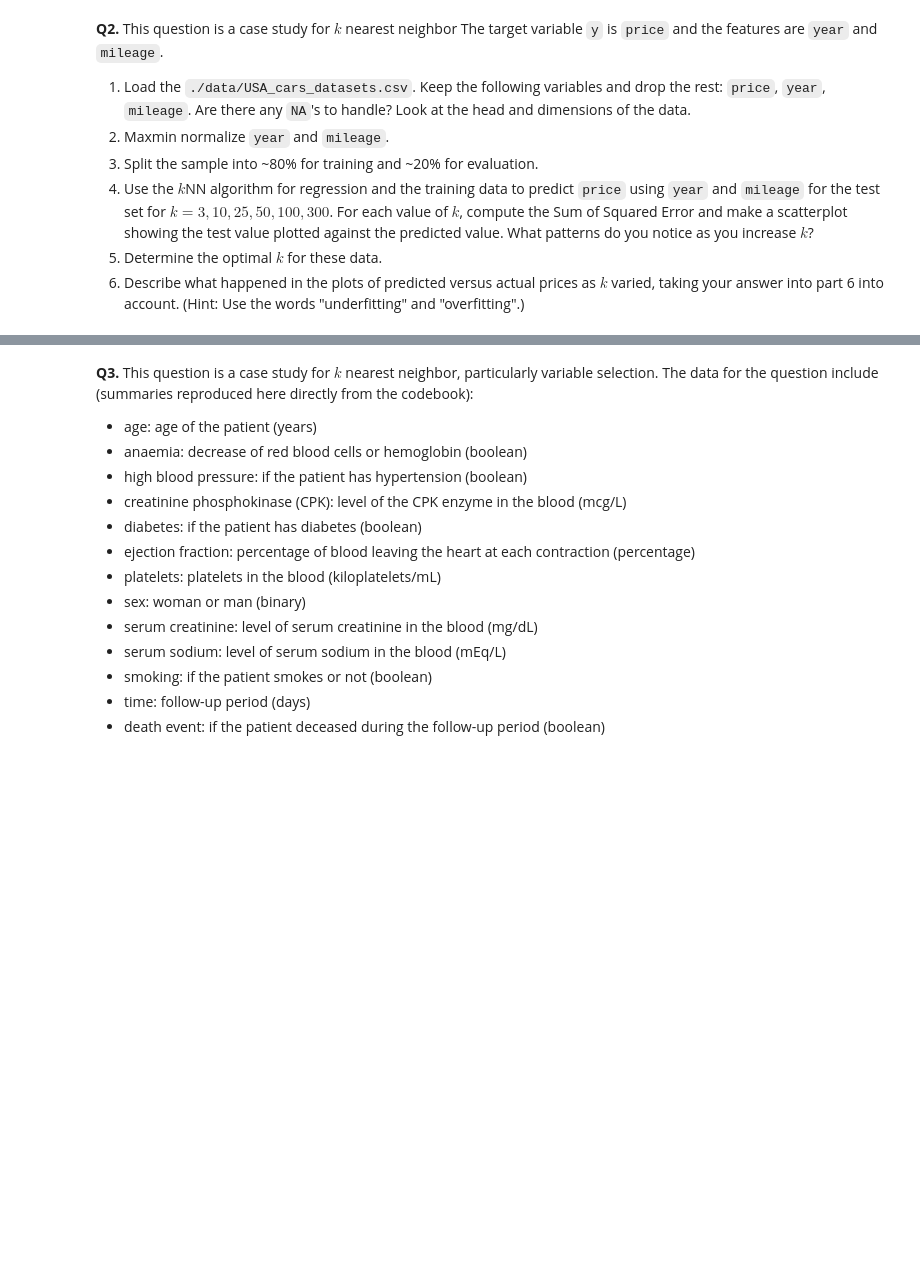
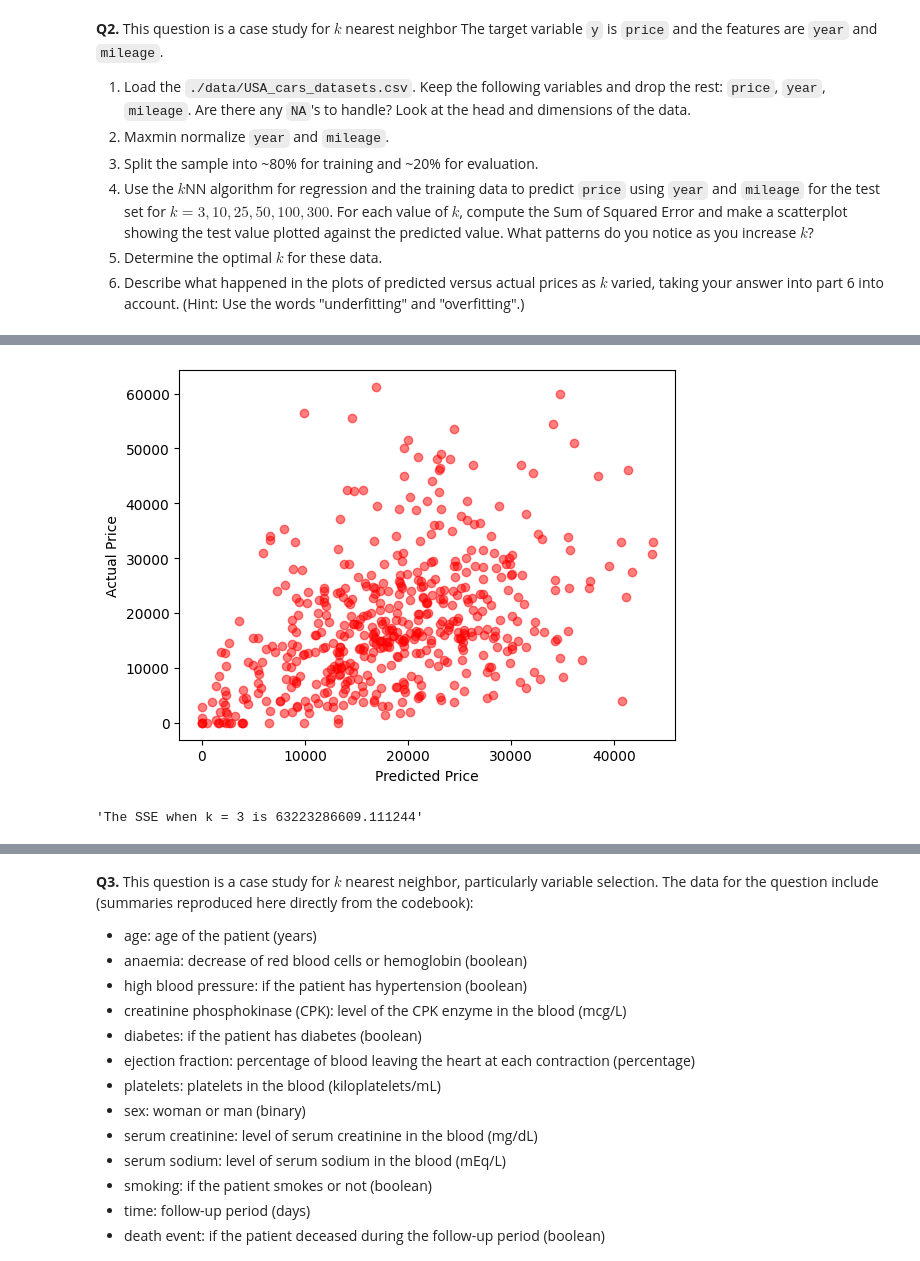
Before and after one commit to ShivamPatel26684/assignment3, a Jupyter notebook: assignment_knn_and_kmc.ipynb, the cells around one changed output, grey strips where cells are left out. Saved outputs shown, nothing was run; the diff lists cells and outputs as text; code cells hidden in the pictures; blank space fills up the shorter version.

```diff
--- a/assignment_knn_and_kmc.ipynb
+++ b/assignment_knn_and_kmc.ipynb
@@ -256,0 +261,3 @@ The model make more accurate predictions for males than for females. Looking at
+# %%
+#2.1.2
+df = df.loc[:,['price','year','mileage']]
@@ -256,0 +290,43 @@ The model make more accurate predictions for males than for females. Looking at
+# %%
+#2.2
+X = df.loc[:,['year','mileage']]
+X = X.apply(maxmin)
+y = df['price']
+# %%
+#2.3
+X_train, X_test, y_train, y_test = train_test_split(X,y,test_size=.2,random_state=100)
+# %%
+#2.4.1
+from sklearn.neighbors import KNeighborsRegressor
+
+y_test_list = y_test.tolist()
+
+def modelMaker(k):
+  model = KNeighborsRegressor(n_neighbors=k)
+  regressor_model = model.fit(X_train, y_train)
+  y_pred = regressor_model.predict(X_test)
+  return y_pred
+
+
+def sseCalc(k, y_pred):
+  SSE = 0
+  for i in range(len(y_pred)):
+    error = (y_test_list[i] - y_pred[i])**2
+    SSE += error
+  return SSE
+
+
+def scatterplot(y_pred):
+  plt.scatter(y_pred,y_test, c='red', label='Predicted Values', alpha=0.5)
+  plt.ylabel('Actual Price')
+  plt.xlabel('Predicted Price')
+  plt.show()
+  return
+# %%
+#2.4.2 (k=3)
+k=3
+scatterplot(modelMaker(k))
+"The SSE when k = "+str(k)+" is "+str(sseCalc(k, modelMaker(k)))
+# %% [output]
+[figure, added]
+'The SSE when k = 3 is 63223286609.111244'
```
Also changed, not shown: parts of 12 cells of this notebook.
